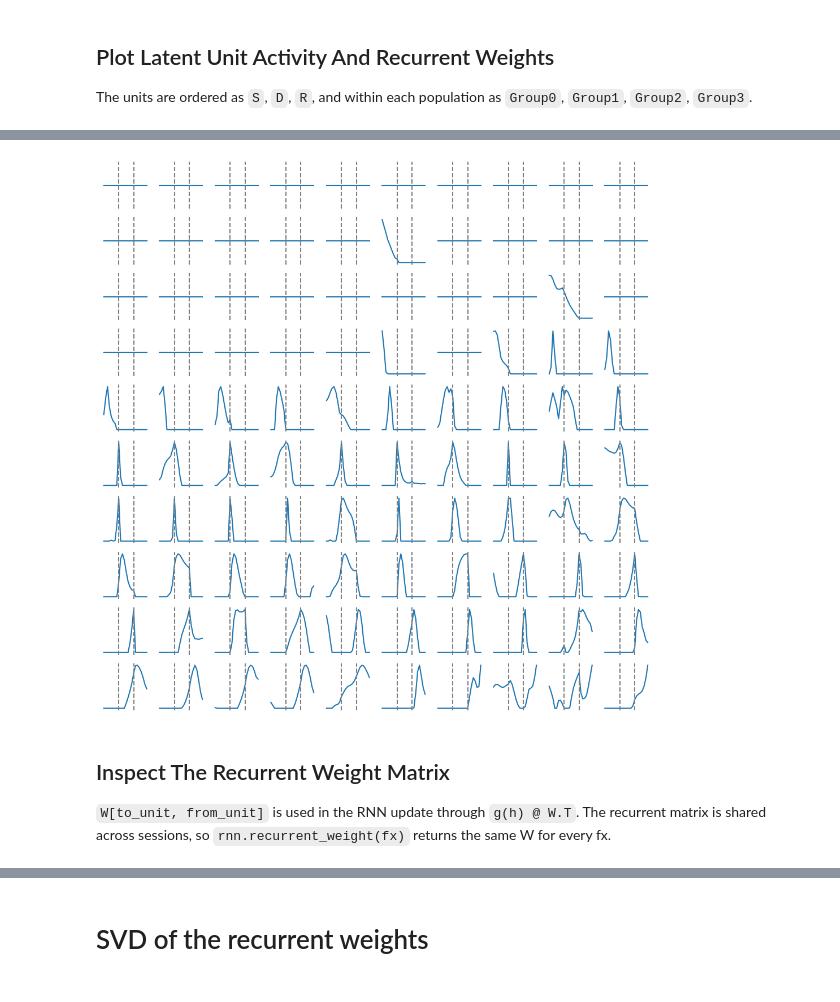
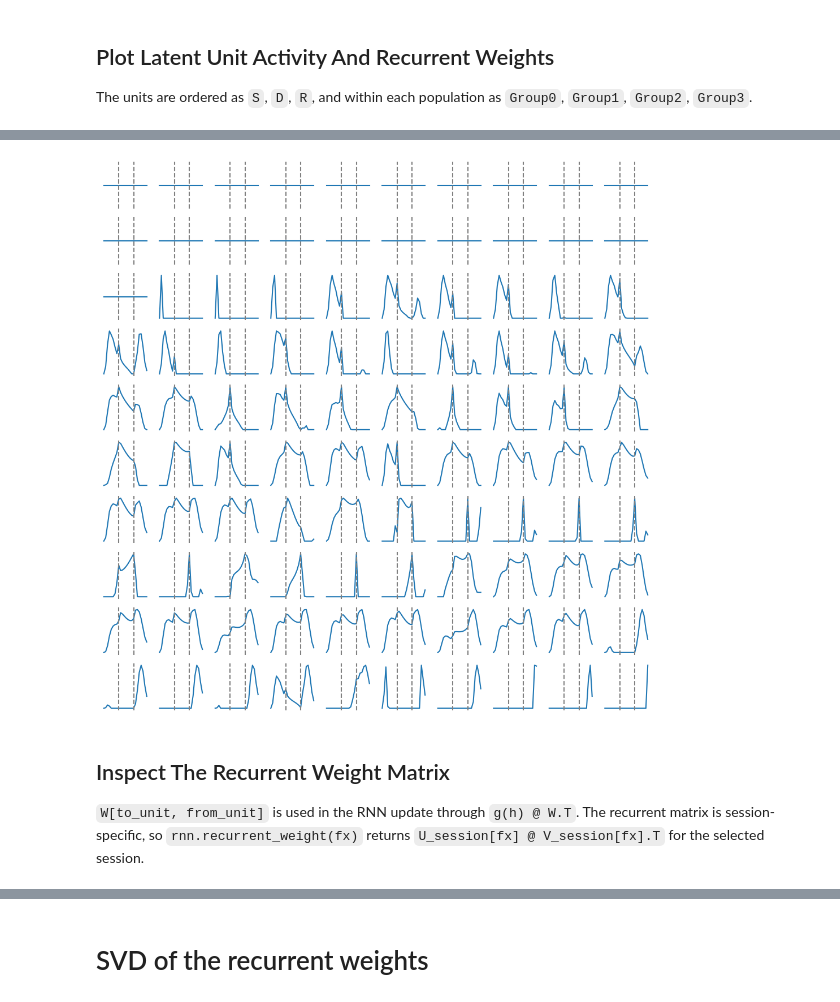
Before and after one commit to chrismkkim/ALMContinualLearning, a Jupyter notebook: _8_LatentNetwork_Notebook.ipynb, the cells around one changed output, grey strips where cells are left out. Drawn from its saved outputs; the diff is of its cells as text; code cells hidden in the pictures.

```diff
--- a/_8_LatentNetwork_Notebook.ipynb
+++ b/_8_LatentNetwork_Notebook.ipynb
@@ -22,7 +22,10 @@ import sklearn
 import _8_LatentNetwork as ln
 importlib.reload(ln)
 
-checkpoint_path = Path(ln.SAVE_LATENT_PATH) / 'latent_network.pt'
+device = 'cpu'  # Use 'cuda', 'cuda:0', 'mps', or 'gpu' if available.
+# checkpoint_path = Path(ln.SAVE_LATENT_PATH) / 'latent_network.pt'
+checkpoint_path = Path(ln.SAVE_LATENT_PATH) / 'latent_network_Rec2_In2_out2.pt'
 print('checkpoint:', checkpoint_path)
 print('exists:', checkpoint_path.exists())
+print('device:', device)
 # %% [output]
@@ -41,15 +37,22 @@ tensor([True, True, True, True, True])
 
 `results` contains the trained RNN, trained session readouts, training metadata, and loss history.
 # %%
-results = ln.load_latent_network(checkpoint_path=str(checkpoint_path))
+results = ln.load_latent_network(
+    checkpoint_path=str(checkpoint_path),
+    device=device,
+)
 
 rnn = results['rnn']
 datasets = results['datasets']
 loss_history = results['loss_history']
+n_sessions = rnn.n_sessions
 
 print('loaded datasets:', len(datasets))
+print('sessions:', n_sessions)
 print('RNN units:', rnn.n_units)
 print('time bins:', rnn.n_time)
+print('recurrent rank:', rnn.recurrent_rank)
+print('input components:', rnn.n_input_components)
 print('loss history length:', len(results['loss_history']))
 # %% [output]
 loaded datasets: 5
@@ -110,23 +198,24 @@ plt.show()
 # %%
-fx=21
-condition='P1'
+fx = min(21, n_sessions - 1)
+condition = 'P1'
 rnn.eval()
-g_by_condition = rnn(fx)
-latent_activity = g_by_condition[condition].detach().numpy().T
-cells_sorted = np.argsort(np.argmax(latent_activity,axis=1))
+with torch.no_grad():
+    g_by_condition = rnn(fx)
+latent_activity = g_by_condition[condition].detach().cpu().numpy().T
+cells_sorted = np.argsort(np.argmax(latent_activity, axis=1))
 
 plt.figure(figsize=(10,10))
 for ix, ic in enumerate(np.arange(20,120)):
     plt.subplot(10,10,ix+1)
     plt.plot(latent_activity[cells_sorted[ic]])
     plt.axvline(8,color='gray',linestyle='--')
     plt.axvline(16,color='gray',linestyle='--')
     plt.axis('off')
 plt.tight_layout()
 # %% [output]
-[figure, old version]
+[figure, new version]
 # %% [markdown]
 ## Inspect The Recurrent Weight Matrix
 
-`W[to_unit, from_unit]` is used in the RNN update through `g(h) @ W.T`. The recurrent matrix is shared across sessions, so `rnn.recurrent_weight(fx)` returns the same W for every fx.
+`W[to_unit, from_unit]` is used in the RNN update through `g(h) @ W.T`. The recurrent matrix is session-specific, so `rnn.recurrent_weight(fx)` returns `U_session[fx] @ V_session[fx].T` for the selected session.
 # %%
```
Also changed, not shown: parts of 18 cells of this notebook, 1 other file.
